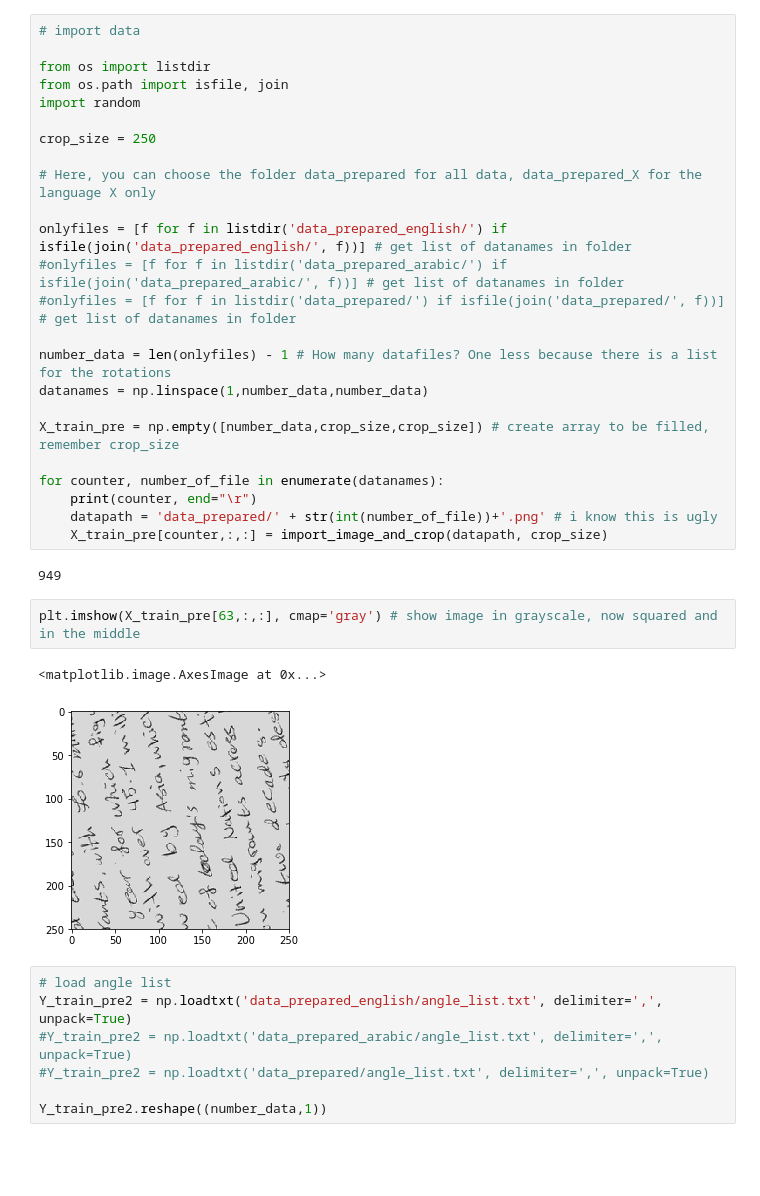
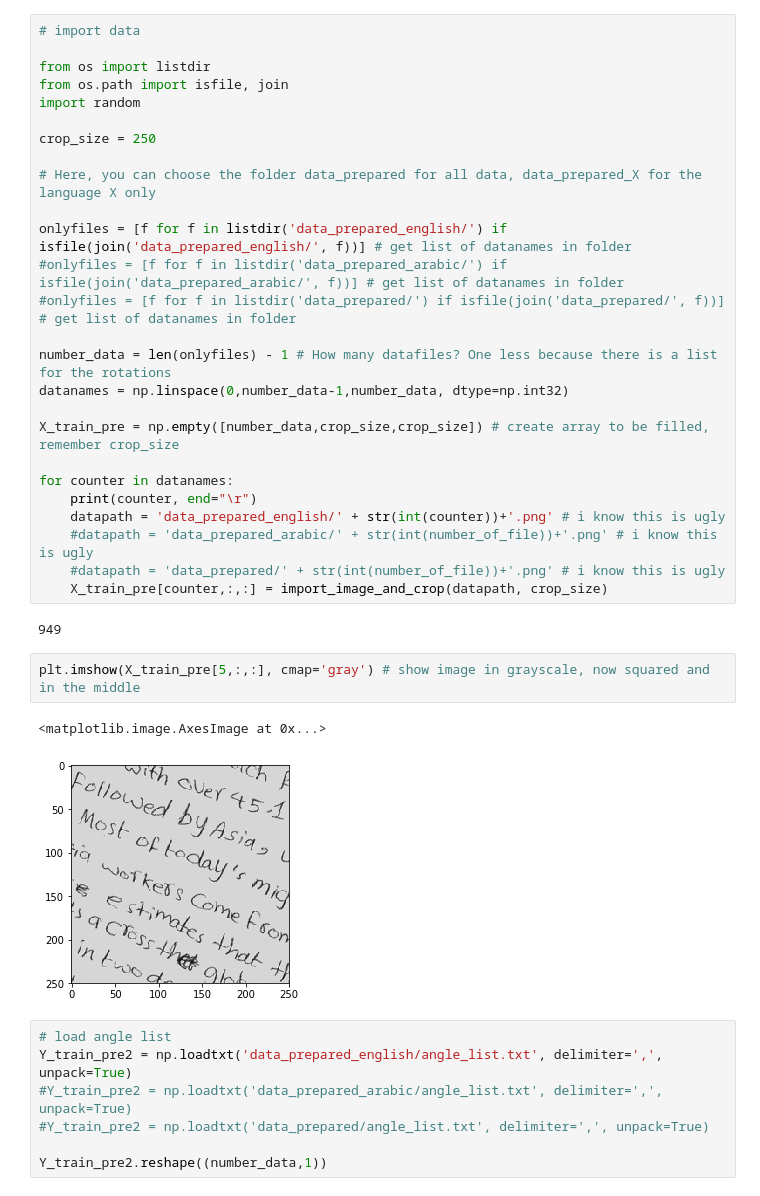
Before and after one commit to Jean1995/MaschLernen, a Jupyter notebook: handwriting/model.ipynb, the cells around one changed output. Drawn from its saved outputs; the diff is of its cells as text; blank space fills up the shorter version.

```diff
--- a/handwriting/model.ipynb
+++ b/handwriting/model.ipynb
@@ -69,21 +67,23 @@ onlyfiles = [f for f in listdir('data_prepared_english/') if isfile(join('data_p
 #onlyfiles = [f for f in listdir('data_prepared/') if isfile(join('data_prepared/', f))] # get list of datanames in folder
 
 number_data = len(onlyfiles) - 1 # How many datafiles? One less because there is a list for the rotations
-datanames = np.linspace(1,number_data,number_data)
+datanames = np.linspace(0,number_data-1,number_data, dtype=np.int32)
 
 X_train_pre = np.empty([number_data,crop_size,crop_size]) # create array to be filled, remember crop_size
 
-for counter, number_of_file in enumerate(datanames):
+for counter in datanames:
     print(counter, end="\r")
-    datapath = 'data_prepared/' + str(int(number_of_file))+'.png' # i know this is ugly
+    datapath = 'data_prepared_english/' + str(int(counter))+'.png' # i know this is ugly
+    #datapath = 'data_prepared_arabic/' + str(int(number_of_file))+'.png' # i know this is ugly
+    #datapath = 'data_prepared/' + str(int(number_of_file))+'.png' # i know this is ugly
     X_train_pre[counter,:,:] = import_image_and_crop(datapath, crop_size)
 # %% [output]
 949
 # %%
-plt.imshow(X_train_pre[63,:,:], cmap='gray') # show image in grayscale, now squared and in the middle
+plt.imshow(X_train_pre[5,:,:], cmap='gray') # show image in grayscale, now squared and in the middle
 # %% [output]
 <matplotlib.image.AxesImage at 0x...>
-[figure, old version]
+[figure, new version]
 # %%
 # load angle list
 Y_train_pre2 = np.loadtxt('data_prepared_english/angle_list.txt', delimiter=',', unpack=True)
```
Also changed, not shown: parts of 7 cells of this notebook.
